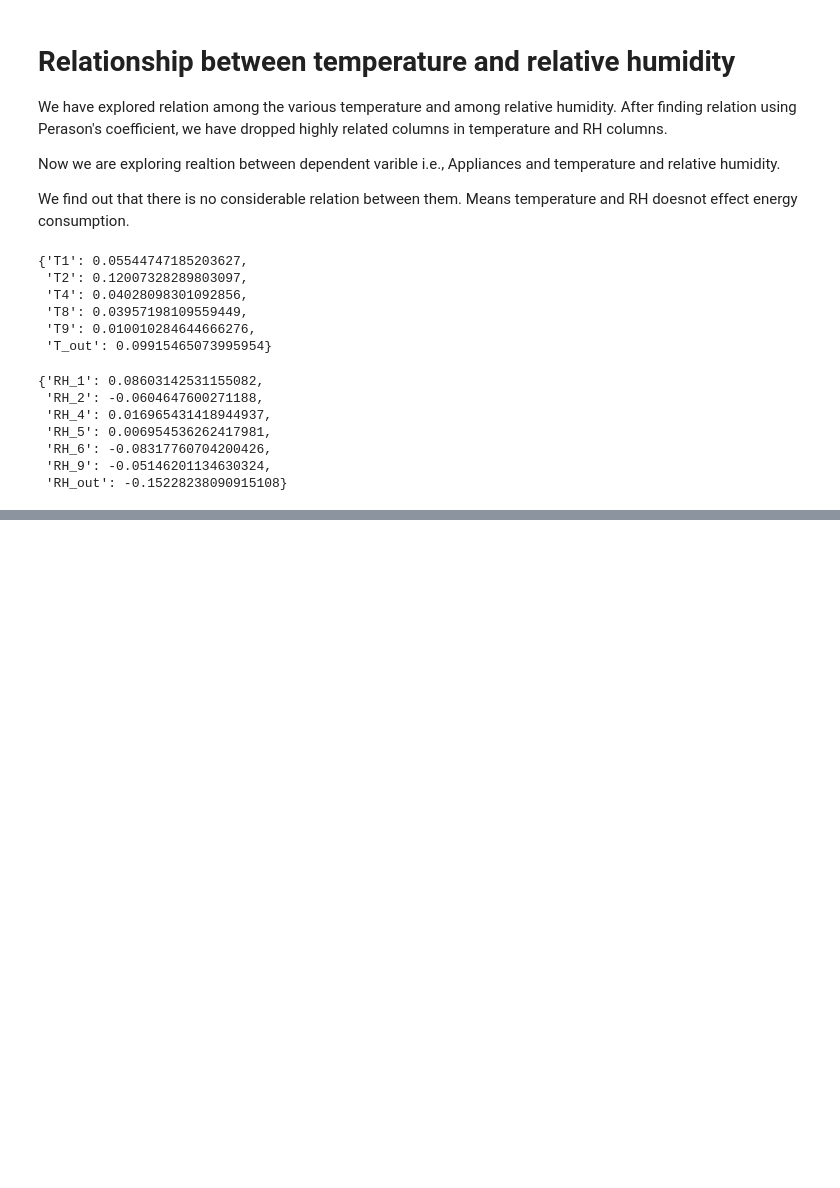
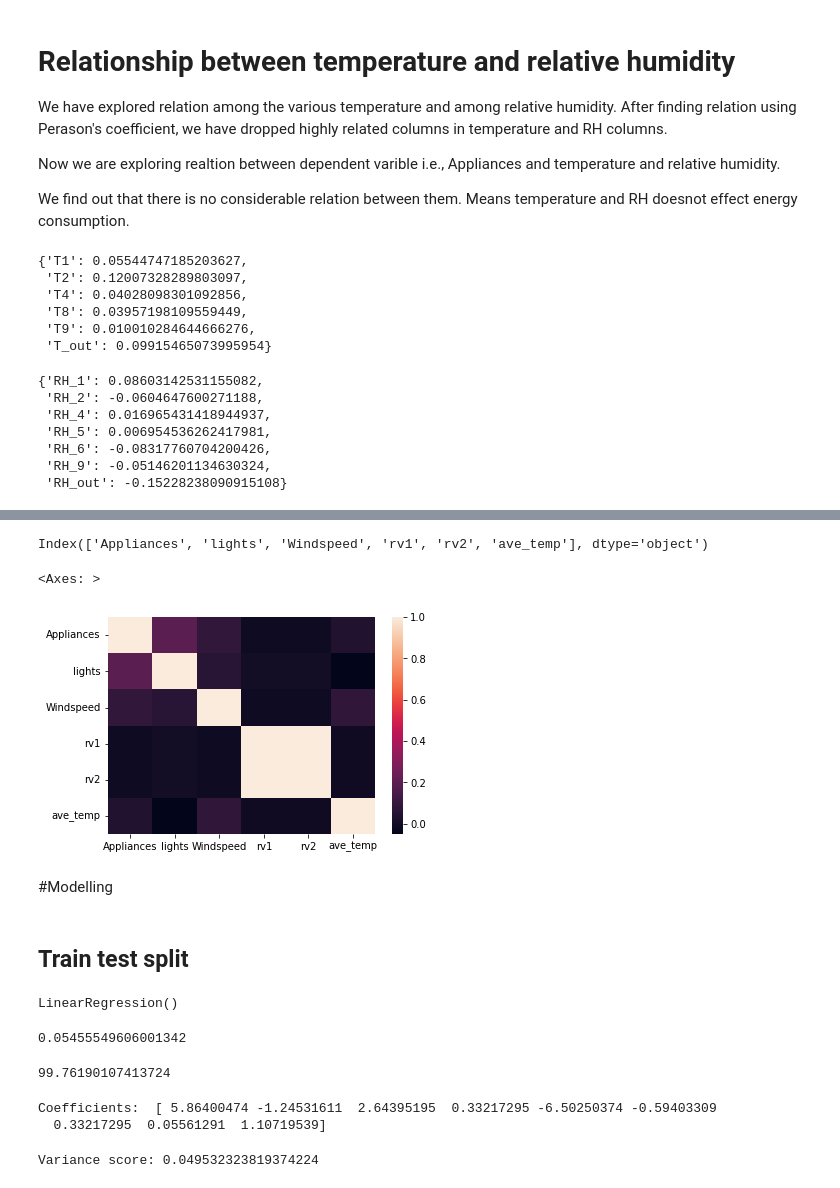
Before and after one commit to Ashishblthakre/Appliance-Energy-Prediction, a Jupyter notebook: Appliance_Energy_Prediction.ipynb, the cells around one changed output, grey strips where cells are left out. Drawn from its saved outputs; the diff is of its cells as text; code cells hidden in the pictures; blank space fills up the shorter version.

Commit message:
R2 square very low

```diff
--- a/Appliance_Energy_Prediction.ipynb
+++ b/Appliance_Energy_Prediction.ipynb
@@ -248,0 +359,4 @@ correlation_function('Appliances', ['RH_1', 'RH_2', 'RH_4', 'RH_5', 'RH_6', 'RH_
+# %%
+df['ave_rh'] = df[['RH_1', 'RH_2', 'RH_4', 'RH_5', 'RH_6', 'RH_9', 'RH_out']].mean(axis=1)
+# %%
+df_d1 = df.drop(['date', 'T1', 'RH_1', 'T2', 'RH_2', 'T4', 'T_out','RH_4', 'RH_5', 'RH_6', 'T8', 'T9', 'RH_9', 'RH_out'], axis =1)
@@ -248,0 +386,2 @@ correlation_function('Appliances', ['RH_1', 'RH_2', 'RH_4', 'RH_5', 'RH_6', 'RH_
+# %%
+dfd2 = df_d1.drop(['Press_mm_hg', 'temp_rh', 'ave_rh', 'Visibility'], axis = 1)
@@ -248,0 +409,11 @@ correlation_function('Appliances', ['RH_1', 'RH_2', 'RH_4', 'RH_5', 'RH_6', 'RH_
+# %%
+dfd2.columns
+# %% [output]
+Index(['Appliances', 'lights', 'Windspeed', 'rv1', 'rv2', 'ave_temp'], dtype='object')
+# %%
+corr_data = dfd2.corr()
+# %%
+sns.heatmap(corr_data)
+# %% [output]
+<Axes: >
+[figure, added]
@@ -248,0 +424,2 @@ correlation_function('Appliances', ['RH_1', 'RH_2', 'RH_4', 'RH_5', 'RH_6', 'RH_
+# %% [markdown]
+#Modelling
@@ -248,0 +429,2 @@ correlation_function('Appliances', ['RH_1', 'RH_2', 'RH_4', 'RH_5', 'RH_6', 'RH_
+# %% [markdown]
+## Train test split
@@ -248,0 +435,4 @@ correlation_function('Appliances', ['RH_1', 'RH_2', 'RH_4', 'RH_5', 'RH_6', 'RH_
+# %%
+reg.fit(X_train, y_train)
+# %% [output]
+LinearRegression()
@@ -248,0 +441,17 @@ correlation_function('Appliances', ['RH_1', 'RH_2', 'RH_4', 'RH_5', 'RH_6', 'RH_
+# %%
+print(r2_score(y_test, predictions))
+# %% [output]
+0.05455549606001342
+# %%
+mean_squared_error(y_test, predictions, squared = False)
+# %% [output]
+99.76190107413724
+# %%
+print('Coefficients: ', reg.coef_)
+# %% [output]
+Coefficients:  [ 5.86400474 -1.24531611  2.64395195  0.33217295 -6.50250374 -0.59403309
+  0.33217295  0.05561291  1.10719539]
+# %%
+print('Variance score: {}'.format(reg.score(X_test, y_test)))
+# %% [output]
+Variance score: 0.049532323819374224
```
Also changed, not shown: parts of 33 cells of this notebook.
